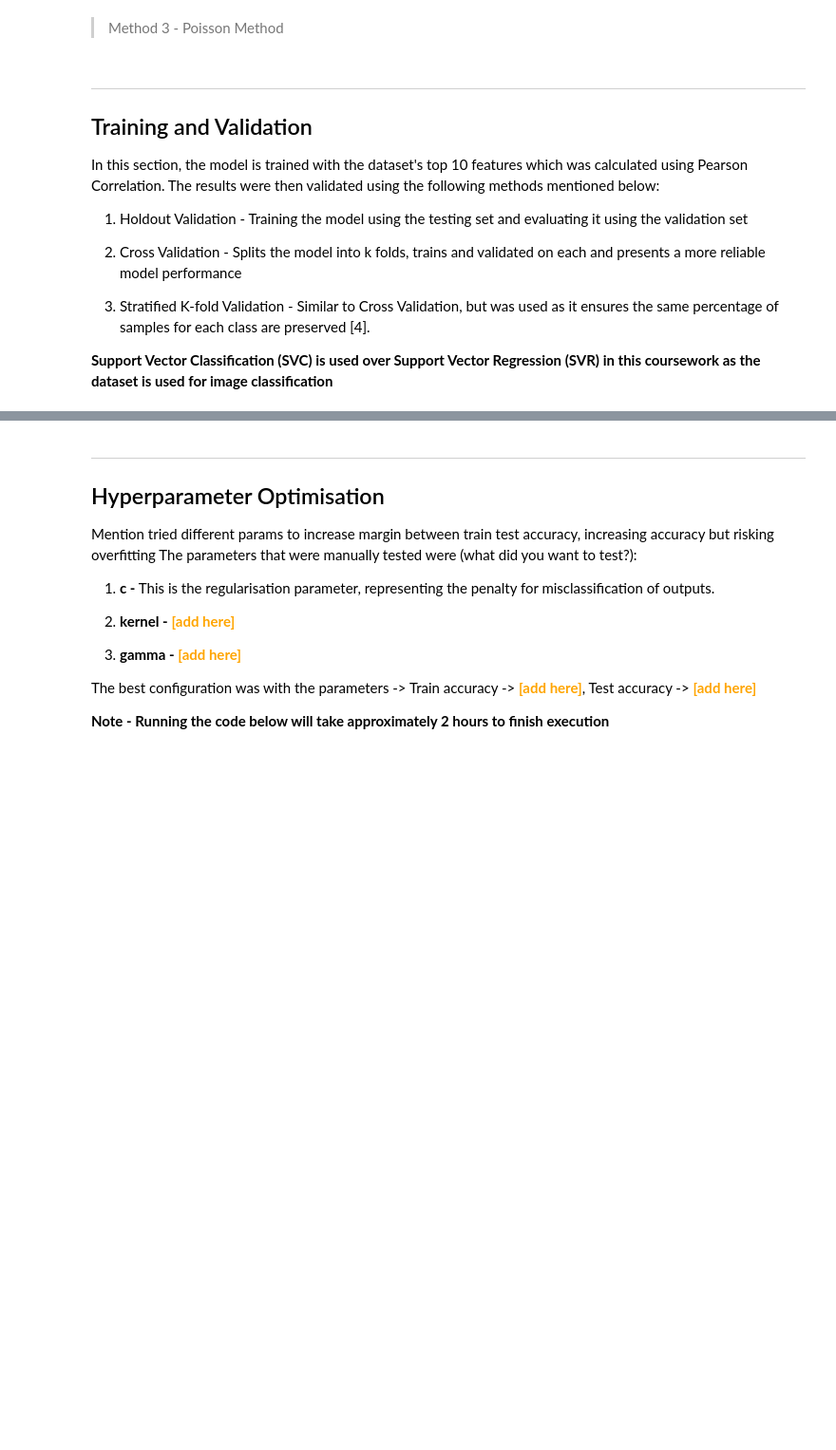
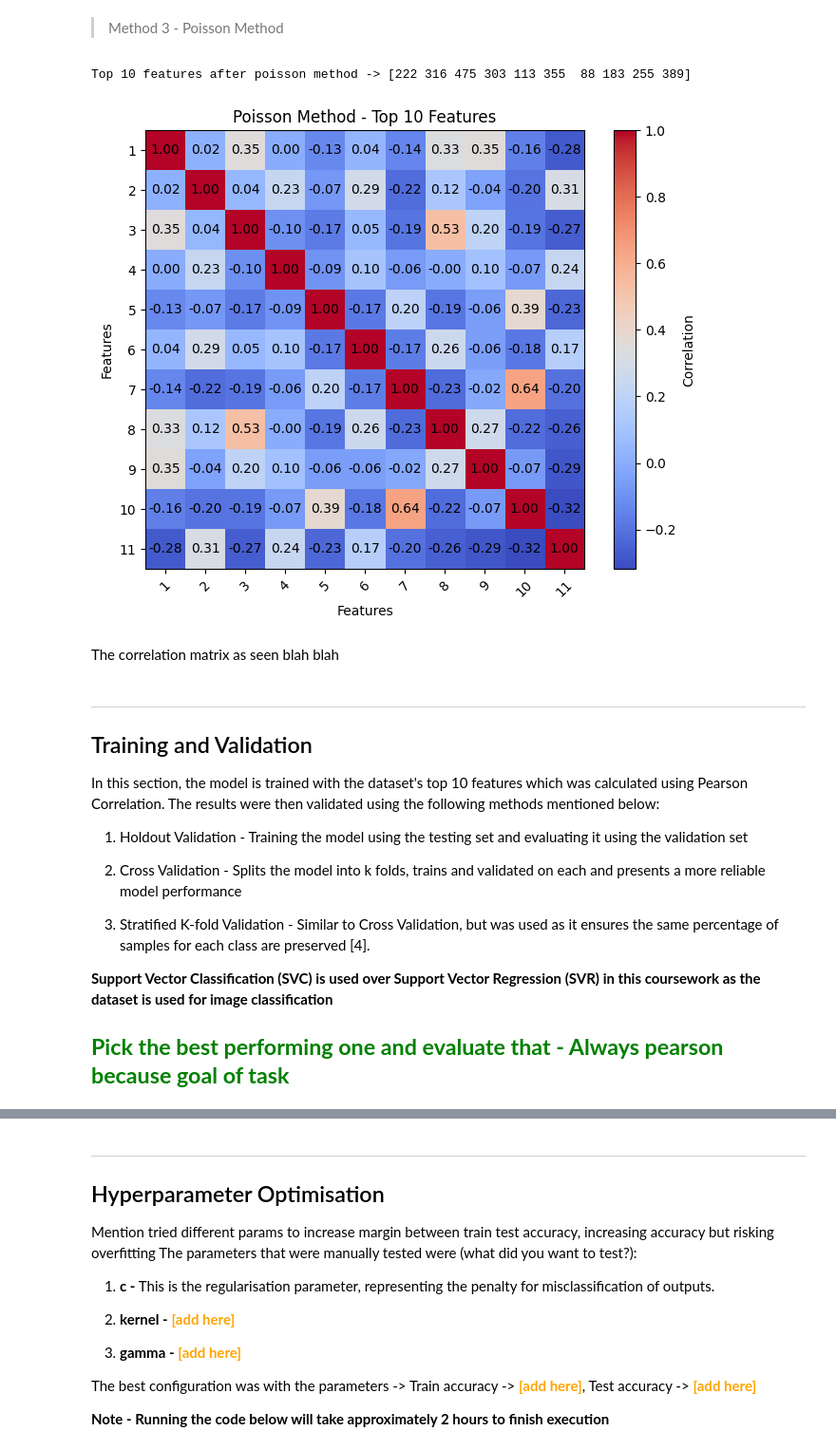
Before and after one commit to aym183/Satellite-Image-Classification, a Jupyter notebook: task1.ipynb, the cells around one changed output, grey strips where cells are left out. Shown at 95% size. Saved outputs shown, nothing was run; the diff lists cells and outputs as text; code cells hidden in the pictures; blank space fills up the shorter version.

Commit message:
Added svc, variable threshold, and poisson method training performance

```diff
--- a/task1.ipynb
+++ b/task1.ipynb
@@ -179,6 +178,16 @@ The top 10 features f_reg are -> [224 171 112 205  15  31 196 145 237 225]
 Correlation heatmaps were used to evaluate the significance of the relationships between features. The hypotheses was that after performing variance threshold and removing the redundant features, (i) Thesre would be weaker correlation between other features (lighter colors on the heatmap), and the (ii) Training and testing accuracy would improve. As seen above, the heatmap shows a clear difference in correlation representation between features and as a result, the train and test accuracy has also improved from `0.588` and `0.541` to `0.610` and `0.579` respectively.
 # %% [markdown]
 > Method 3 - Poisson Method
+# %%
+top_10_features_poisson = poisson_method(x_train_norm, y_train)
+print(f"Top 10 features after poisson method -> {top_10_features_poisson}")
+correlation_matrix = np.corrcoef(x_train_norm[:, top_10_features_poisson].T, y_train)
+plot_single_correlation_heatmap(correlation_matrix, 'Poisson Method - Top 10 Features')
+# %% [output]
+Top 10 features after poisson method -> [222 316 475 303 113 355  88 183 255 389]
+[figure, added]
+# %% [markdown]
+The correlation matrix as seen blah blah
 # %% [markdown]
 -----------------------------------------------------------------
 ## Training and Validation
@@ -192,5 +201,7 @@ In this section, the model is trained with the dataset's top 10 features which w
 3. Stratified K-fold Validation - Similar to Cross Validation, but was used as it ensures the same percentage of samples for each class are preserved [4].
 
 <b>Support Vector Classification (SVC) is used over Support Vector Regression (SVR) in this coursework as the dataset is used for image classification</b>
+
+<h2 style="color: green; font-weight: bold;">Pick the best performing one and evaluate that - Always pearson because goal of task</h2>
 # %%
 # Comparing variance threshold top 10 features without pearson correlation
```
Also changed, not shown: parts of 4 cells of this notebook, 4 other files.
